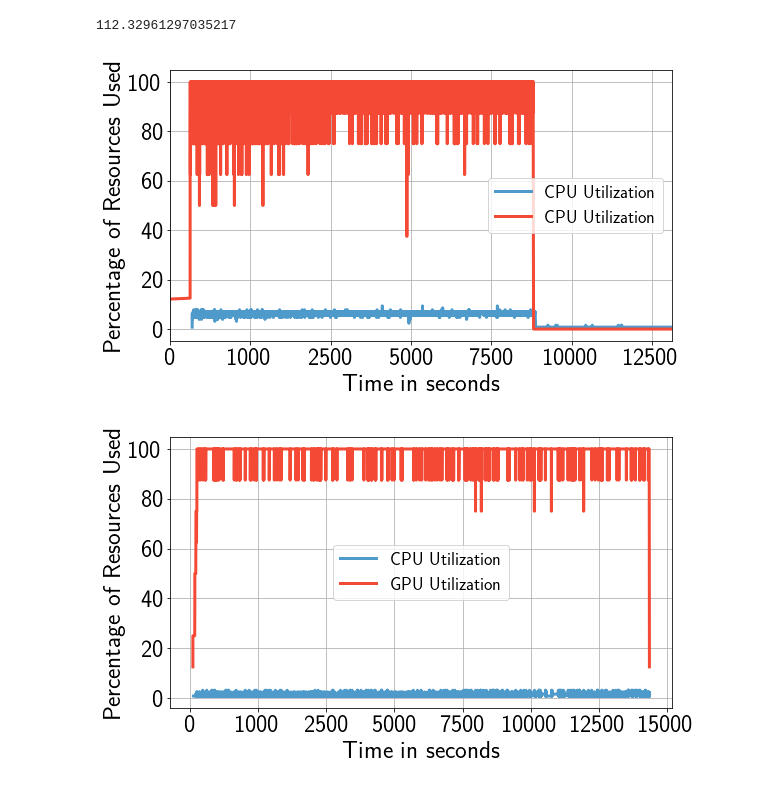
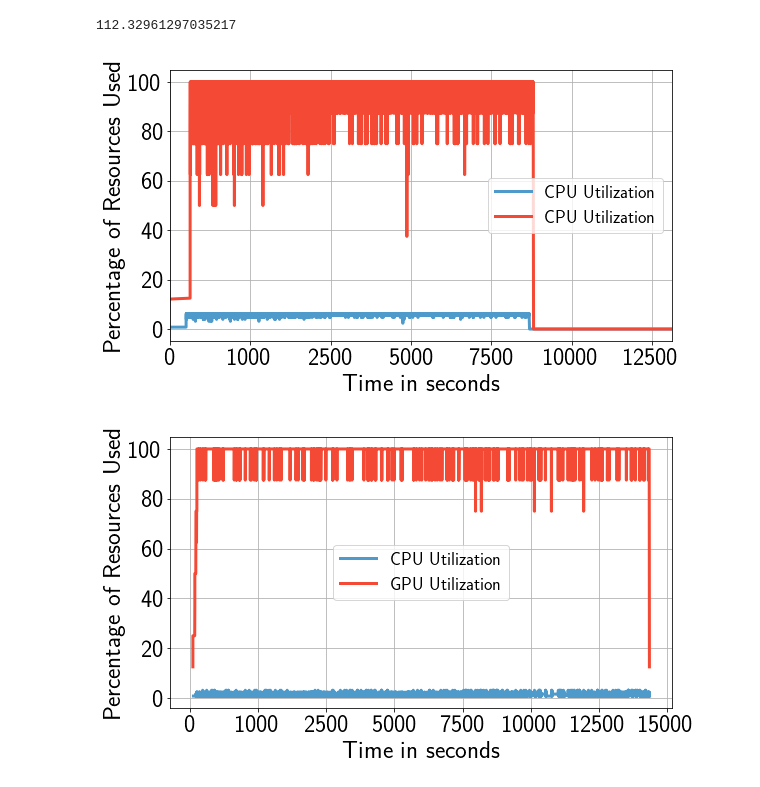
Before and after one commit to radical-experiments/iceberg_escience, a Jupyter notebook: Geolocation/Notebooks/Des1Des3ComparisonUtilization.ipynb, the cells around one changed output. Cells and saved outputs as stored; diff of their text form; code cells hidden in the pictures.

Commit message:
fixing Utilization plots

```diff
--- a/Geolocation/Notebooks/Des1Des3ComparisonUtilization.ipynb
+++ b/Geolocation/Notebooks/Des1Des3ComparisonUtilization.ipynb
@@ -332,35 +332,39 @@ t = 35000
 #fig,axis = plt.subplots(nrows=1,ncols=1,figsize=(19,9),sharex=True)
 fig,axis = plt.subplots(nrows=1,ncols=1,figsize=(9,5),sharex=True)
 
-_ = axis.plot(Design1CpuUtil[:,0]+550,(((Design1CpuUtil[:,1])/128.0)/1)*100,marker='',linestyle='-',linewidth=3, label='CPU Utilization', color=blues(150))
+#_ = axis.plot(Design1CpuUtil[:,0]+550,(((Design1CpuUtil[:,1])/128.0)/1)*100,marker='',linestyle='-',linewidth=3, label='CPU Utilization', color=blues(150))
+#_ = axis.plot(Design1GpuUtil[:,0]-17500,(((Design1GpuUtil[:,1])/8.0)/1)*100,marker='',linestyle='-',linewidth=3, label='CPU Utilization', color=reds(150))
+
+
+_ = axis.plot(Design1GpuUtil[:,0]-17600,(((Design1GpuUtil[:,1])/128.0)/1)*100,marker='',linestyle='-',linewidth=3, label='CPU Utilization', color=blues(150))
 _ = axis.plot(Design1GpuUtil[:,0]-17500,(((Design1GpuUtil[:,1])/8.0)/1)*100,marker='',linestyle='-',linewidth=3, label='CPU Utilization', color=reds(150))
 
 #_ = axis.plot(Design1CpuUtil[:,0]+900,(((Design1CpuUtil[:,1])/128.0)/1)*100,marker='',linestyle='-', label='CPU Utilization', color=blues(150))
 #_ = axis.plot(Design1GpuUtil[:,0]-17500,(((Design1GpuUtil[:,1])/8.0)/1)*100,marker='',linestyle='-', label='CPU Utilization', color=reds(150))
 
 #_ = axis.plot(Design1CpuUtil[:,0]-16475,(((Design1CpuUtil[:,1]*2)/128.0)/1)*100,marker='',linestyle='-', label='CPU Utilization', color=blues(150))
 #_ = axis.plot(Design1GpuUtil[:,0]-16475,(((Design1GpuUtil[:,1])/8.0)/1)*100,marker='',linestyle='-', label='CPU Utilization', color=reds(150))
 
 #_ = axis.plot(Design1CpuUtil[:,0],(((Design1CpuUtil[:,1])/128.0)/1)*100,marker='',linestyle='-', label='CPU Utilization', color=blues(150))
 #_ = axis.plot(Design1GpuUtil[:,0]-16475,(((Design1GpuUtil[:,1])/8.0)/1)*100,marker='',linestyle='-', label='CPU Utilization', color=reds(150))
 
 
 _ = axis.set_ylabel('Percentage of Resources Used',fontsize=25)
 _ = axis.set_xlabel('Time in seconds',fontsize=25)
 _ = axis.grid('on')
 #axis.set_yscale('log')
 _ = axis.legend(fontsize=18)
 _ = axis.set_xlim(0,12500)
 #_ = axis.set_ylim(1,10)
 axis.set_xticklabels(['0','1000','2500', '5000', '7500', '10000', '12500'],fontsize=24)
 #_ = axis.set_xticklabels(axis.get_xticks().astype('int').tolist()*0+['0', '5000', '10000', '15000', '20000', '25000', '30000', '35000'],fontsize=26)
 #_ = axis.set_xticklabels(axis.get_xticks().astype('int').tolist(),fontsize=22)
 _ = axis.set_yticklabels(axis.get_yticks().astype('int').tolist(),fontsize=24)
 #_ = axis.set_title('Resource Utilization over time for Desing 1')
 
 fig.savefig('../Data/geo_Design1Utilization.pdf',dpi=800,bbox_inches='tight')
 # %% [output]
-[figure, old version]
+[figure, new version]
 # %%
 arr
 # %%
```
Also changed, not shown: parts of 1 cell of this notebook, 4 other files.
